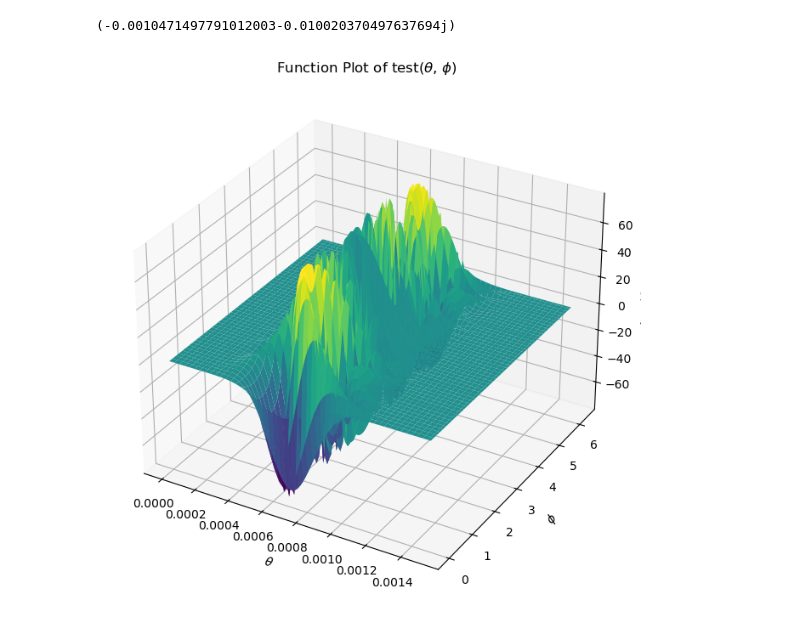
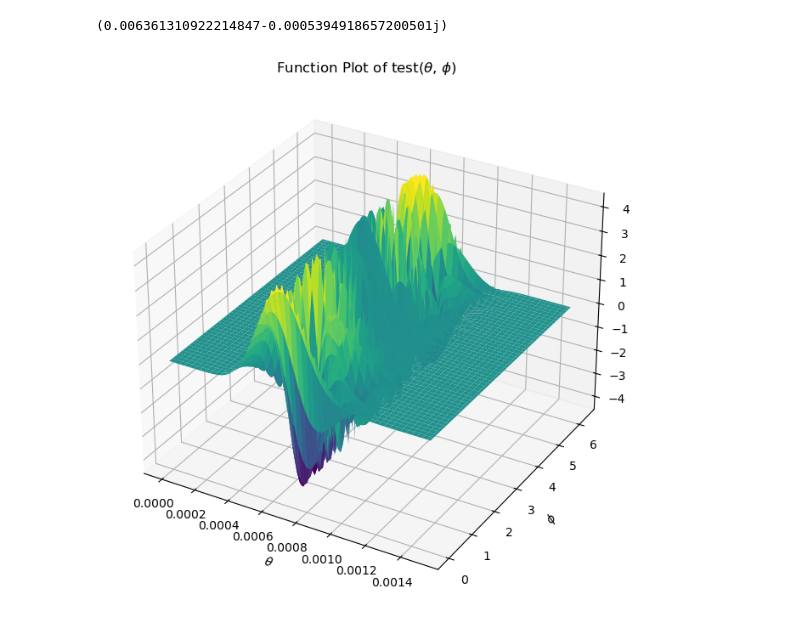
Before and after one commit to stiliglink/issue2, a Jupyter notebook: bremsstrahlung_LG.ipynb, the cells around one changed output. Drawn from its saved outputs; the diff is of its cells as text; code cells hidden in the pictures.

```diff
--- a/bremsstrahlung_LG.ipynb
+++ b/bremsstrahlung_LG.ipynb
@@ -15,6 +15,8 @@ sigma_perp=1000
 sigma_z=500     # 0.1nm左右
 P_z=5
 b_perp=np.array([0,5000,0])
+C_in=-(4*np.pi)**(3/2)*Z*e**3*(4*np.pi)**(3/4)*np.pi/(2*np.pi)**(3)*np.sqrt(sigma_z/fact_l)*sigma_perp*(sigma_perp)**(abs(l))
+C_out=1/256/np.pi**6
 
 # 定义 2x2 单位矩阵和泡利矩阵
 I_2 = np.eye(2, dtype=np.complex128)
@@ -116,7 +118,7 @@ def Phi_cap(epsilon, theta, phi, l):
     two_vec_=np.array([p*np.sin(theta)*np.cos(phi),p*np.sin(theta)*np.sin(phi)])
     two_vec_mod_=np.sqrt(two_vec_@two_vec_)
 
-    res= (4*np.pi)**(3/4)*np.sqrt(epsilon*sigma_z/fact_l)*sigma_perp*(sigma_perp*two_vec_mod_)**(abs(l))\
+    res= np.sqrt(epsilon)*(two_vec_mod_)**(abs(l))\
        *np.exp(-sigma_perp**2*two_vec_mod_**2/2-sigma_z**2*(p*np.cos(theta)-P_z)**2/2+1j*l*phi)
     return res
 
@@ -126,7 +128,7 @@ def Phi_cap(epsilon, theta, phi, l):
 def curl_L_pre(theta_,phi_,s,omega,epsilon_f,three_vec_f,three_vec_k,u_f_,photon_polar_slash_,four_vec_slash_k,four_vec_slash_f):
     epsilon=epsilon_f+omega
     three_vec_i=three_vec(epsilon,me,theta_,phi_)
-    M_res=-(4*np.pi)**(3/2)*Z*e**3/((three_vec_f+three_vec_k-three_vec_i)@(three_vec_f+three_vec_k-three_vec_i))*\
+    M_res=1/((three_vec_f+three_vec_k-three_vec_i)@(three_vec_f+three_vec_k-three_vec_i))*\
                         u_f_@\
                         (1/(2*(omega*epsilon_f-three_vec_k@three_vec_f))*photon_polar_slash_@\
                         (four_vec_slash_f+four_vec_slash_k+me*I_4)@gamma0\
@@ -136,7 +138,7 @@ def curl_L_pre(theta_,phi_,s,omega,epsilon_f,three_vec_f,three_vec_k,u_f_,photon
                         u(epsilon,theta_,phi_,s)
 
     three_vec_i=three_vec_i.astype(np.complex128)
-    res=np.pi/(2*np.pi)**(3)*np.sin(theta_)*Phi_cap(epsilon,theta_,phi_,l)*np.exp(-1j*b_perp@three_vec_i)*M_res[0]
+    res=np.sin(theta_)*Phi_cap(epsilon,theta_,phi_,l)*np.exp(-1j*b_perp@three_vec_i)*M_res[0]
     return res
 
 
@@ -167,26 +169,24 @@ def curl_L(s, epsilon_f, theta_f, phi_f, s_f, omega, theta_k, phi_k, lamb, N_the
     # **第二步: 再对 theta 方向进行梯形法积分**
     integral = np.trapz(int_phi, theta_vals)
 
-    return integral
-
-
+    return integral*C_in
 
 # omega0=2
 # # 定义积分域
-# epsilon_f_min, epsilon_f_max =me , np.sqrt(P_z**2+me**2)-omega0+2
+# epsilon_f_min, epsilon_f_max =np.sqrt(P_z**2+me**2)-omega0-0.01 , np.sqrt(P_z**2+me**2)-omega0+0.01
 # theta_f_min, theta_f_max = 0, np.pi
 # phi_f_min, phi_f_max = 0, 2 * np.pi
 # theta_k_min, theta_k_max = 0, np.pi
 # phi_k_min, phi_k_max = 0, 2 * np.pi
-
 # # 定义被积函数 (注意: vegas 传递的是一个包含5个值的输入 x)
 # def integrand(x):
 #     epsilon_f, theta_f, phi_f, theta_k, phi_k = x  # 解包变量
-#     curl_L_val = curl_L(s=1, epsilon_f=epsilon_f, theta_f=theta_f,
-#                   phi_f=phi_f, s_f=1, omega=omega0,
-#                   theta_k=theta_k, phi_k=phi_k, lamb=1)
-#     return np.sin(theta_k) * np.sin(theta_f) * abs(curl_L_val)**2 /256/np.pi**6
-
+#     curl_L_mod_sq=0
+#     for s_for in [-0.5,0.5]:
+#         for s_f_for in [-0.5,0.5]:
+#             for lamb_for in [-1,1]:
+#                 curl_L_mod_sq += abs(curl_L(s_for, epsilon_f, theta_f,phi_f, s_f_for, omega0, theta_k, phi_k, lamb_for))**2
+#     return np.sin(theta_k) * np.sin(theta_f) * curl_L_mod_sq/8    #  再乘个C_out便是真实值,除8是极化求和后平均
 # # 定义 vegas 积分器
 # integ = vegas.Integrator([
 #     [epsilon_f_min, epsilon_f_max],   # epsilon_f
@@ -195,36 +195,35 @@ def curl_L(s, epsilon_f, theta_f, phi_f, s_f, omega, theta_k, phi_k, lamb, N_the
 #     [theta_k_min, theta_k_max],       # theta_k
 #     [phi_k_min, phi_k_max]            # phi_k
 #     ],mpi=True)
-
-
 # # 使用 MPI 进行并行计算
 # comm = MPI.COMM_WORLD
 # rank = comm.Get_rank()  # 获取当前进程的rank
 # size = comm.Get_size()  # 获取总进程数
-
-
-# # 训练
-# if rank == 0:
-#     print("开始训练...")
-
-# integ(integrand, nitn=5, neval=100)
-
 # # 计算积分
 # if rank == 0:
 #     print("开始计算...")
-
-# result = integ(integrand, nitn=3, neval=1000)
-
+# # integ(integrand, nitn=20, neval=10000)
+# result = integ(integrand, nitn=10, neval=100)
+# # 确保所有进程都完成工作
+# comm.Barrier()
 # # 在 root 进程打印最终结果
 # if rank == 0:
-#     print(f"Q值: {result.Q:.3f}")
-#     print("积分结果:", result, "误差:", result.sdev)
+#     print(result.summary())
+# # 计算结束时间并输出
+# end_time = time.time()
+# # 计算总耗时
+# elapsed_time = end_time - start_time
+# if rank == 0:
+#     print(f"总运行时间: {elapsed_time:.2f} 秒")
+# # 关闭文件（仅主进程）
+# if MPI.COMM_WORLD.Get_rank() == 0:
+#     sys.stdout.close()  # 这样可以确保所有内容被写入文件
 
-# 注意在jupyter里是无法进行多核计算的
 
-print(curl_L(0.5,1.026,np.pi/4,np.pi/3,0.5,4,np.pi/3,np.pi/3,1))
+
+print(curl_L(0.5,3.026,np.pi/2,np.pi/3,0.5,2,np.pi/3,np.pi/3,1))
 # %% [output]
-(-0.0010471497791012003-0.010020370497637694j)
+(0.006361310922214847-0.0005394918657200501j)
 # %%
 import matplotlib.pyplot as plt
 from mpl_toolkits.mplot3d import Axes3D
@@ -238,7 +237,7 @@ def M(epsilon,theta,phi,s,epsilon_f,theta_f,phi_f,s_f,omega,theta_k,phi_k,lamb):
     three_vec_f=three_vec(epsilon_f,me,theta_f,phi_f)
     three_vec_k=three_vec(omega,0,theta_k,phi_k)
 
-    res=-(4*np.pi)**(3/2)*Z*e**3/((three_vec_f+three_vec_k-three_vec_i)@(three_vec_f+three_vec_k-three_vec_i))*\
+    res=1/((three_vec_f+three_vec_k-three_vec_i)@(three_vec_f+three_vec_k-three_vec_i))*\
                         u_f(epsilon_f,theta_f,phi_f,s_f)@\
                         (1/(2*(omega*epsilon_f-three_vec_k@three_vec_f))*photon_polar_slash_@\
                         (four_vec_slash(epsilon_f,me,theta_f,phi_f)+four_vec_slash_k+me*I_4)@gamma0\
@@ -254,13 +253,13 @@ def M(epsilon,theta,phi,s,epsilon_f,theta_f,phi_f,s_f,omega,theta_k,phi_k,lamb):
 def curl_L_pre_plt(theta,phi,s,epsilon_f,theta_f,phi_f,s_f,omega,theta_k,phi_k,lamb):
     epsilon=epsilon_f+omega
     three_vec_res = three_vec(epsilon, me, theta, phi).astype(np.complex128)
-    res=np.pi/(2*np.pi)**(3)*np.sin(theta)*Phi_cap(epsilon,theta,phi,l)*np.exp(-1j*b_perp@three_vec_res)\
+    res=np.sin(theta)*Phi_cap(epsilon,theta,phi,l)*np.exp(-1j*b_perp@three_vec_res)\
         *M(epsilon,theta,phi,s,epsilon_f,theta_f,phi_f,s_f,omega,theta_k,phi_k,lamb)
-    return res
+    return res*C_in
 
 def test(theta,phi):
     res=curl_L_pre_plt(theta,phi,0.5,1.026,np.pi/3,np.pi/3,0.5,4,np.pi/3,np.pi/3,1)
-    return res.imag
+    return res.real
 
 
 # 生成 theta 和 phi 的数据
@@ -268,31 +267,31 @@ theta_vals = np.linspace(0, 0.0015, 100)  # 从 0 到 pi
 phi_vals = np.linspace(0, 2*np.pi, 100)  # 从 0 到 2*pi
 theta, phi = np.meshgrid(theta_vals, phi_vals)
 
 # 计算 test 函数值
 # 用 numpy 的 `frompyfunc` 确保 `test` 逐元素计算
 z = np.frompyfunc(test, 2, 1)(theta, phi).astype(np.float64)  # 关键部分
 
 
 # 创建图形
 fig = plt.figure(figsize=(10, 8))
 
 # 选择绘制方式(取消注释你想要的)
 
 ## 方式 1: 3D 曲面图
 ax = fig.add_subplot(111, projection='3d')
 ax.plot_surface(theta, phi, z, cmap='viridis')
 ax.set_xlabel(r'$\theta$')
 ax.set_ylabel(r'$\phi$')
 ax.set_zlabel(r'test($\theta$, $\phi$)')
 
 ## 方式 2: 等高线图(如果需要 2D 视图)
 # ax = fig.add_subplot(111)
 # contour = ax.contourf(theta, phi, z, levels=50, cmap='viridis')
 # fig.colorbar(contour)
 # ax.set_xlabel(r'$\theta$')
 # ax.set_ylabel(r'$\phi$')
 
 plt.title("Function Plot of test($\\theta$, $\\phi$)")
 plt.show()
 # %% [output]
-[figure, old version]
+[figure, new version]
```
Also changed, not shown: 2 other files.
